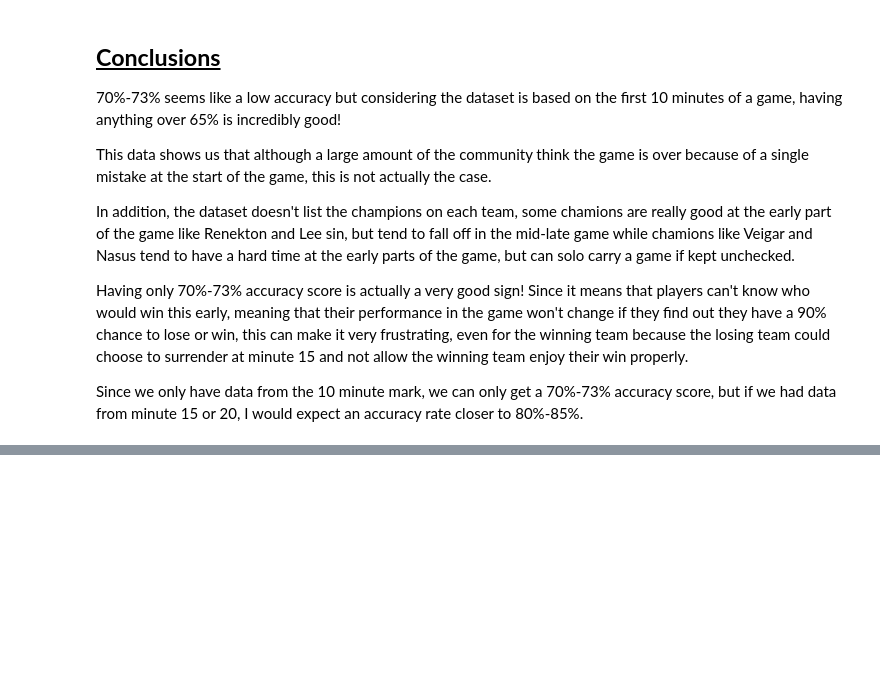
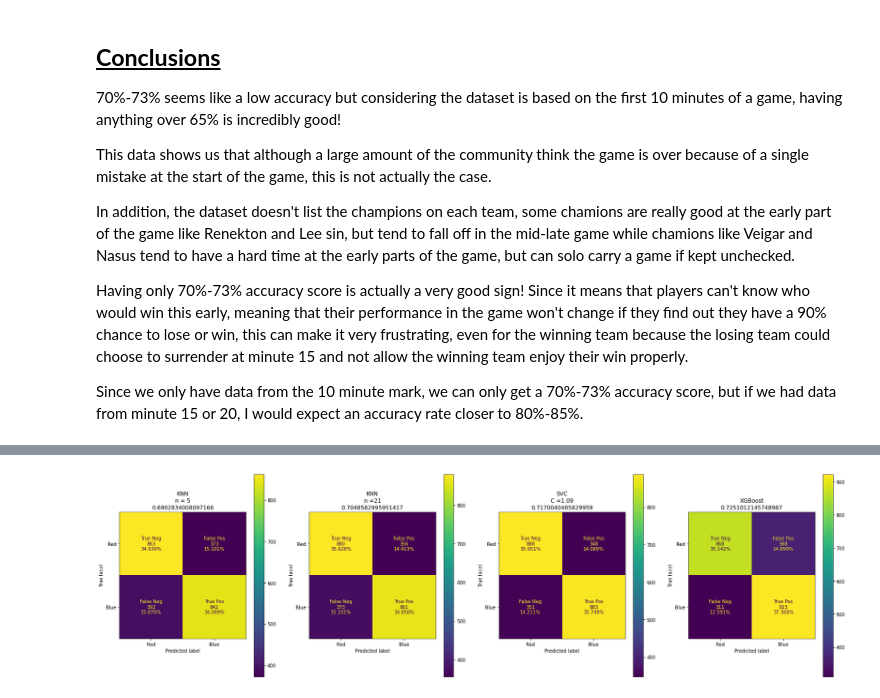
Before and after one commit to zivm20/Final-project-semester-2, a Jupyter notebook: Classification.ipynb, the cells around one changed output, grey strips where cells are left out. Drawn from its saved outputs; the diff is of its cells as text; code cells hidden in the pictures; blank space fills up the shorter version.

Commit message:
finished fashion_MNIST and classification

```diff
--- a/Classification.ipynb
+++ b/Classification.ipynb
@@ -549,0 +835,3 @@ Since we only have data from the 10 minute mark, we can only get a 70%-73% accur
+# %%
+pred_test = model.predict(X_test_new)
+pred_train = model.predict(X_train_new)
@@ -549,0 +884,4 @@ Since we only have data from the 10 minute mark, we can only get a 70%-73% accur
+# %%
+model_accuracy = accuracy_score(y_test,pred_test)
+print("Test accuracy:",model_accuracy)
+print(classification_report(y_test,pred_test))
@@ -549,0 +903,21 @@ Since we only have data from the 10 minute mark, we can only get a 70%-73% accur
+# %%
+fig,axes = plt.subplots(ncols=4,figsize=(28,8),sharex=True)
+cms = [None,None,None,None]
+cms[0] = plot_confusion_matrix(knn5_clf,testD,testE,ax=axes[0],display_labels=["Red","Blue"],values_format="d")
+cms[1] = plot_confusion_matrix(knn_clf,testD,testE,ax=axes[1],display_labels=["Red","Blue"],values_format="d")
+cms[2] = plot_confusion_matrix(svc_clf,testD,testE,ax=axes[2],display_labels=["Red","Blue"],values_format="d")
+cms[3] = plot_confusion_matrix(model,X_test_new,y_test,ax=axes[3],display_labels=["Red","Blue"],values_format="d")
+vals = [["True Neg","False Pos"],["False Neg","True Pos"]]
+for cm in cms:
+    text = [[cm.text_[i][j].get_text() for j in range(len(cm.text_[i]))] for i in range(len(cm.text_))]
+    for i in range(len(text)):
+        for t in range(len(text[i])):
+            txt = vals[i][t] + "\n" + text[i][t] + "\n" + '{0:.3f}'.format(100*(int(text[i][t])/len(testE)))+"%"
+            cm.text_[i][t].set_text(txt)
+
+axes[0].title.set_text("KNN\nn = 5\n"+str(knn5_accuracy))
+axes[1].title.set_text("KNN\nn ="+str(knn_clf.n_neighbors)+"\n"+str(knn_accuracy))
+axes[2].title.set_text("SVC\nC ="+str('{0:.2f}'.format(svc_clf.C))+"\n"+str(svc_accuracy))
+axes[3].title.set_text("XGBoost\n"+str(model_accuracy))
+# %% [output]
+[figure, added]
```
Also changed, not shown: parts of 51 cells of this notebook, 52 other files.
